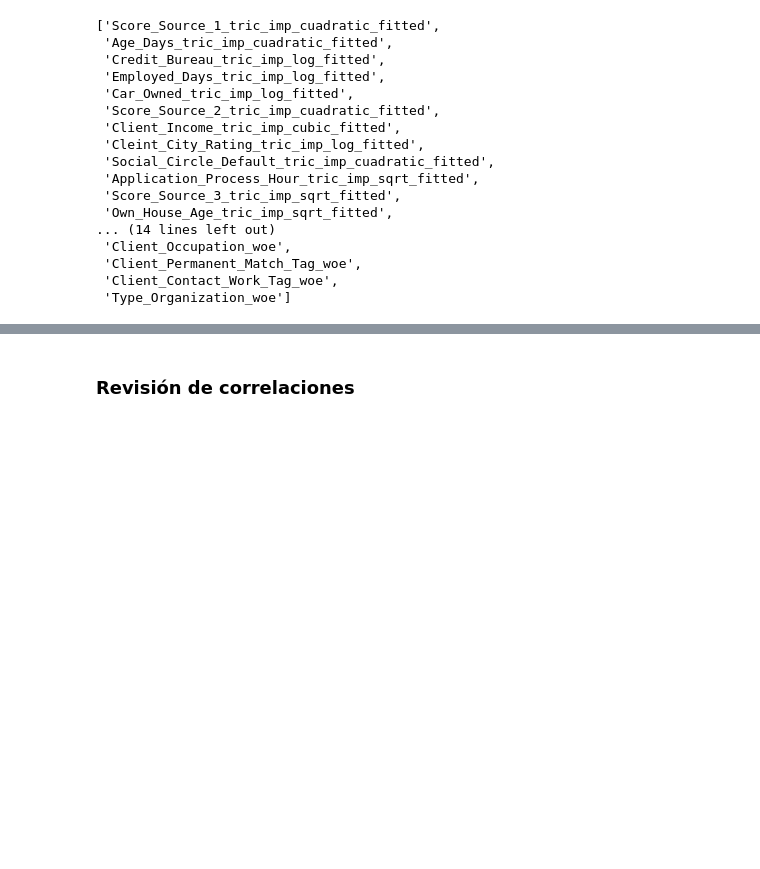
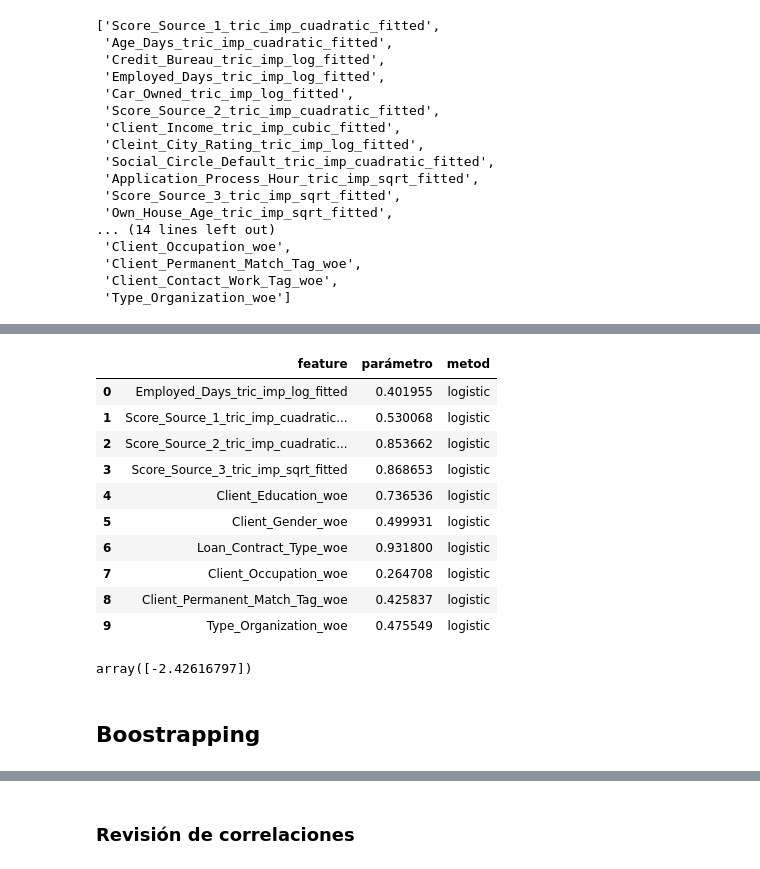
Before and after one commit to JCaballerot/Credit-Scoring, a Jupyter notebook: CreditScoring/Lab_Automobile_Loan_Default.ipynb, the cells around one changed output, grey strips where cells are left out. Cells and saved outputs as stored; diff of their text form; code cells hidden in the pictures; blank space fills up the shorter version.

```diff
--- a/CreditScoring/Lab_Automobile_Loan_Default.ipynb
+++ b/CreditScoring/Lab_Automobile_Loan_Default.ipynb
@@ -1415,0 +1477,22 @@ Type_Organization_woe                        0.5067      0.054      9.385      0
+# %%
+# Analizando los parámetros del modelo
+paramLogistic = pd.DataFrame({'feature': modelo,
+                              'parámetro': logreg.coef_.ravel(),
+                              'metod': 'logistic'})
+paramLogistic
+# %% [output]
+|  | feature | parámetro | metod |
+| 0 | Employed_Days_tric_imp_log_fitted | 0.401955 | logistic |
+| 1 | Score_Source_1_tric_imp_cuadratic... | 0.530068 | logistic |
+| 2 | Score_Source_2_tric_imp_cuadratic... | 0.853662 | logistic |
+| 3 | Score_Source_3_tric_imp_sqrt_fitted | 0.868653 | logistic |
+| 4 | Client_Education_woe | 0.736536 | logistic |
+| 5 | Client_Gender_woe | 0.499931 | logistic |
+| 6 | Loan_Contract_Type_woe | 0.931800 | logistic |
+| 7 | Client_Occupation_woe | 0.264708 | logistic |
+| 8 | Client_Permanent_Match_Tag_woe | 0.425837 | logistic |
+| 9 | Type_Organization_woe | 0.475549 | logistic |
+# %%
+logreg.intercept_
+# %% [output]
+array([-2.42616797])
@@ -1415,0 +1501,2 @@ Type_Organization_woe                        0.5067      0.054      9.385      0
+# %% [markdown]
+## Boostrapping
```
Also changed, not shown: parts of 22 cells of this notebook.
